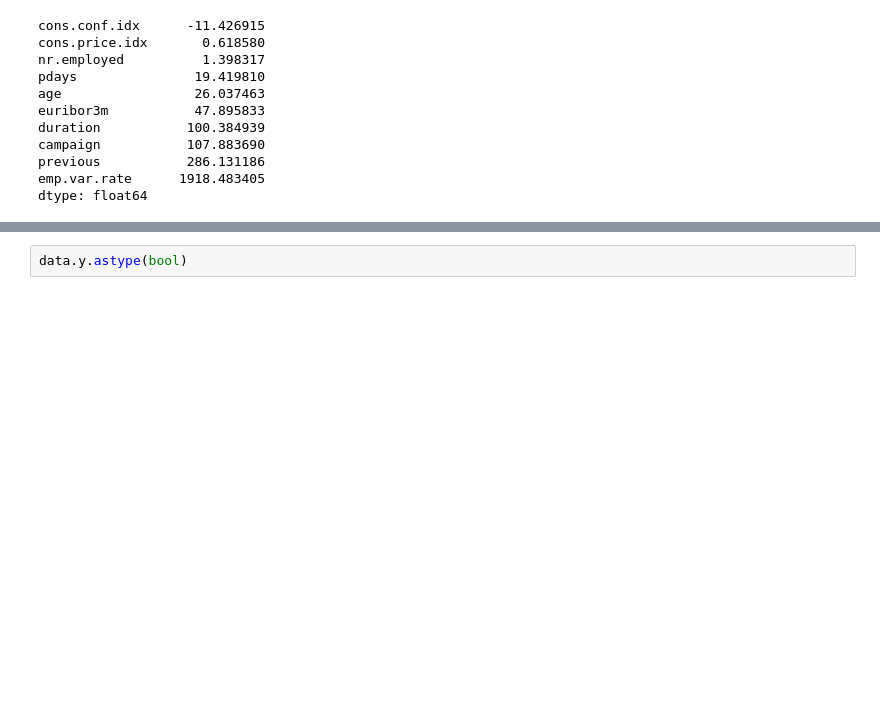
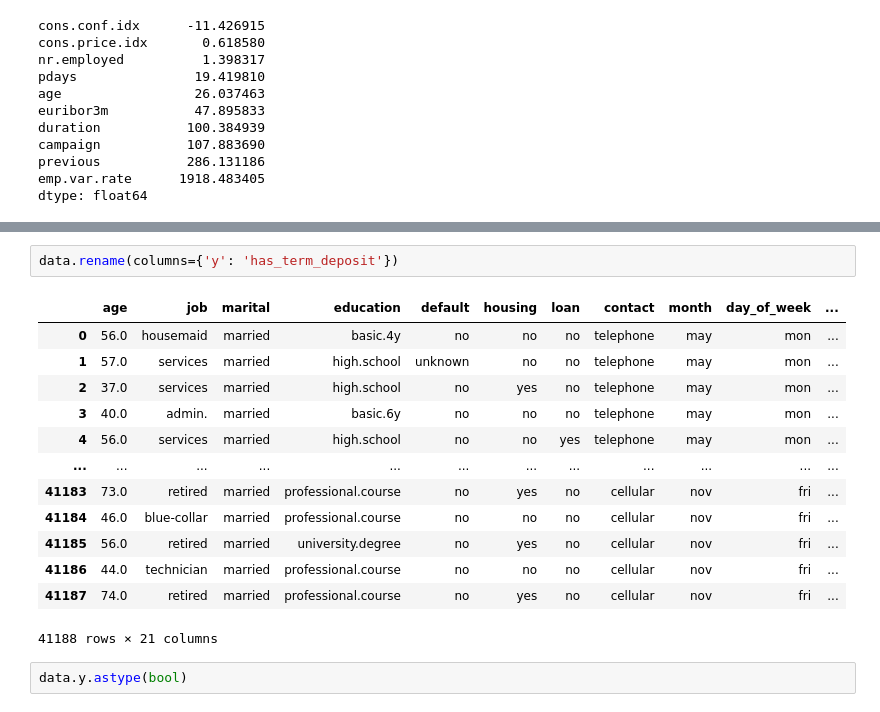
Before and after one commit to EmpireDemocratiqueDuPoulpe/4MLSP-Project, a Jupyter notebook: notebooks/MP_DataAnalysis.ipynb, the cells around one changed output, grey strips where cells are left out. Saved outputs shown, nothing was run; the diff lists cells and outputs as text; blank space fills up the shorter version.

```diff
--- a/notebooks/MP_DataAnalysis.ipynb
+++ b/notebooks/MP_DataAnalysis.ipynb
@@ -278,4 +280,20 @@ data.replace({'y': {'yes': 1, 'no': 0}})
 41188 rows × 21 columns
+# %%
+data.rename(columns={'y': 'has_term_deposit'})
+# %% [output]
+|  | age | job | marital | education | default | housing | loan | contact | month | day_of_week | ... |
+| 0 | 56.0 | housemaid | married | basic.4y | no | no | no | telephone | may | mon | ... |
+| 1 | 57.0 | services | married | high.school | unknown | no | no | telephone | may | mon | ... |
+| 2 | 37.0 | services | married | high.school | no | yes | no | telephone | may | mon | ... |
+| 3 | 40.0 | admin. | married | basic.6y | no | no | no | telephone | may | mon | ... |
+| 4 | 56.0 | services | married | high.school | no | no | yes | telephone | may | mon | ... |
+| ... | ... | ... | ... | ... | ... | ... | ... | ... | ... | ... | ... |
+| 41183 | 73.0 | retired | married | professional.course | no | yes | no | cellular | nov | fri | ... |
+| 41184 | 46.0 | blue-collar | married | professional.course | no | no | no | cellular | nov | fri | ... |
+| 41185 | 56.0 | retired | married | university.degree | no | yes | no | cellular | nov | fri | ... |
+| 41186 | 44.0 | technician | married | professional.course | no | no | no | cellular | nov | fri | ... |
+| 41187 | 74.0 | retired | married | professional.course | no | yes | no | cellular | nov | fri | ... |
+41188 rows × 21 columns
 # %%
 data.y.astype(bool)
 # %% [output]
```
Also changed, not shown: parts of 8 cells of this notebook.
